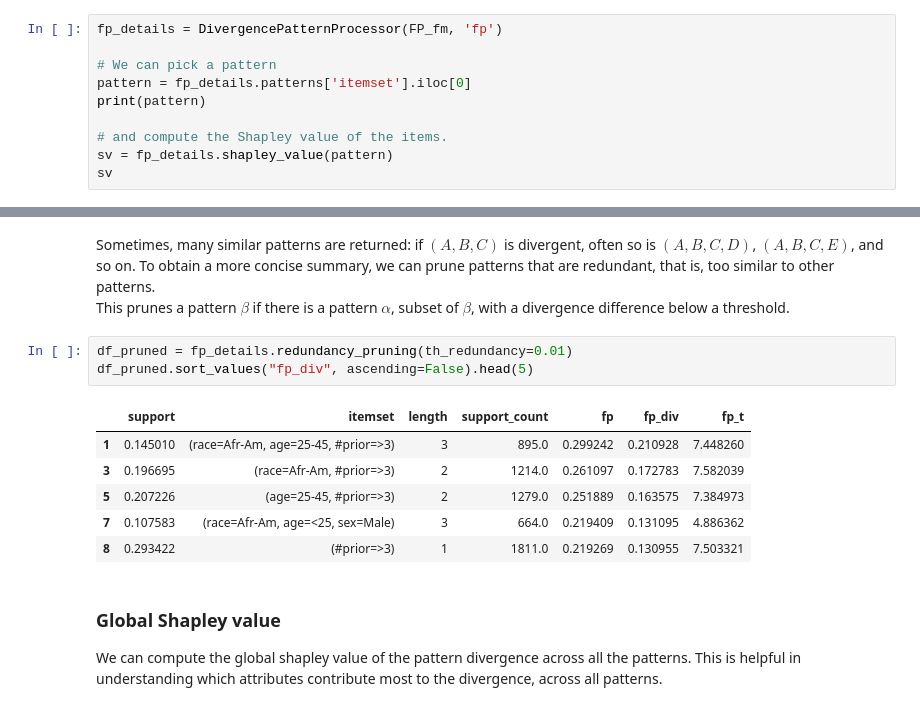
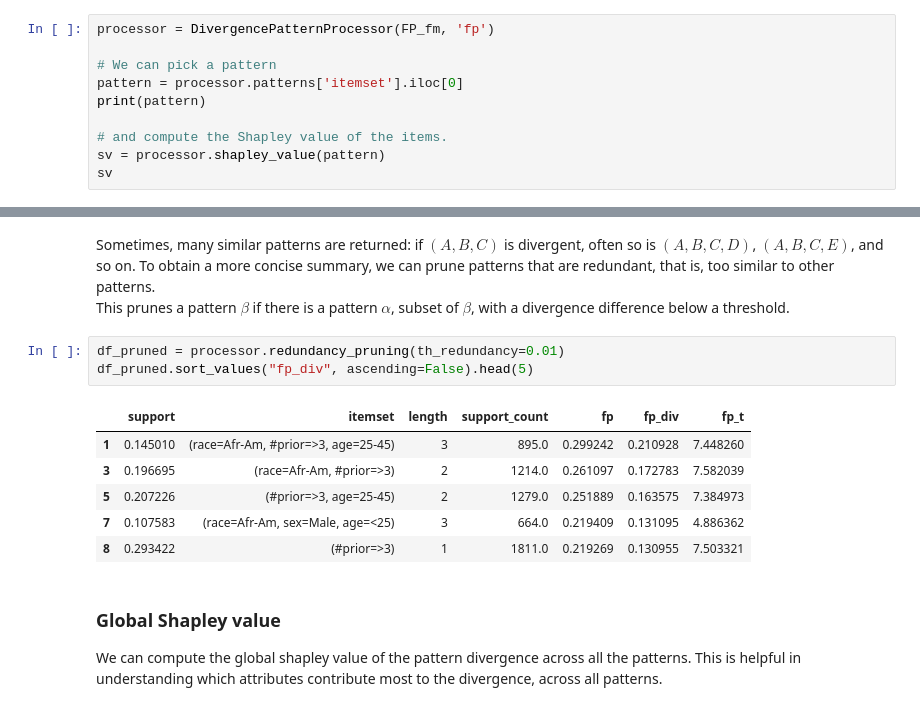
Before and after one commit to divexplorer/divexplorer, a Jupyter notebook: notebooks/DivExplorerExample.ipynb, the cells around one changed output, grey strips where cells are left out. Drawn from its saved outputs; the diff is of its cells as text.

```diff
--- a/notebooks/DivExplorerExample.ipynb
+++ b/notebooks/DivExplorerExample.ipynb
@@ -232,13 +252,13 @@ The subgroup with highest false-positive rate is (sex=Male, age=25-45, race=Afr-
 
 The divergence of each pattern can be attributed to the items (_attribute=value_ pairs) that compose it via the Shapley value.
 # %%
-fp_details = DivergencePatternProcessor(FP_fm, 'fp')
+processor = DivergencePatternProcessor(FP_fm, 'fp')
 
 # We can pick a pattern
-pattern = fp_details.patterns['itemset'].iloc[0]
+pattern = processor.patterns['itemset'].iloc[0]
 print(pattern)
 
 # and compute the Shapley value of the items.
-sv = fp_details.shapley_value(pattern)
+sv = processor.shapley_value(pattern)
 sv
 # %% [output]
@@ -260,14 +280,14 @@ Sometimes, many similar patterns are returned: if $(A, B, C)$ is divergent, ofte
 To obtain a more concise summary, we can prune patterns that are redundant, that is, too similar to other patterns.
 This prunes a pattern $\beta$ if there is a pattern $\alpha$, subset of $\beta$, with a divergence difference below a threshold.
 # %%
-df_pruned = fp_details.redundancy_pruning(th_redundancy=0.01)
+df_pruned = processor.redundancy_pruning(th_redundancy=0.01)
 df_pruned.sort_values("fp_div", ascending=False).head(5)
 # %% [output]
 |  | support | itemset | length | support_count | fp | fp_div | fp_t |
-| 1 | 0.145010 | (race=Afr-Am, age=25-45, #prior=>3) | 3 | 895.0 | 0.299242 | 0.210928 | 7.448260 |
+| 1 | 0.145010 | (race=Afr-Am, #prior=>3, age=25-45) | 3 | 895.0 | 0.299242 | 0.210928 | 7.448260 |
 | 3 | 0.196695 | (race=Afr-Am, #prior=>3) | 2 | 1214.0 | 0.261097 | 0.172783 | 7.582039 |
-| 5 | 0.207226 | (age=25-45, #prior=>3) | 2 | 1279.0 | 0.251889 | 0.163575 | 7.384973 |
-| 7 | 0.107583 | (race=Afr-Am, age=<25, sex=Male) | 3 | 664.0 | 0.219409 | 0.131095 | 4.886362 |
+| 5 | 0.207226 | (#prior=>3, age=25-45) | 2 | 1279.0 | 0.251889 | 0.163575 | 7.384973 |
+| 7 | 0.107583 | (race=Afr-Am, sex=Male, age=<25) | 3 | 664.0 | 0.219409 | 0.131095 | 4.886362 |
 | 8 | 0.293422 | (#prior=>3) | 1 | 1811.0 | 0.219269 | 0.130955 | 7.503321 |
 # %% [markdown]
 ### Global Shapley value
```
Also changed, not shown: parts of 14 cells of this notebook, 1 other file.
